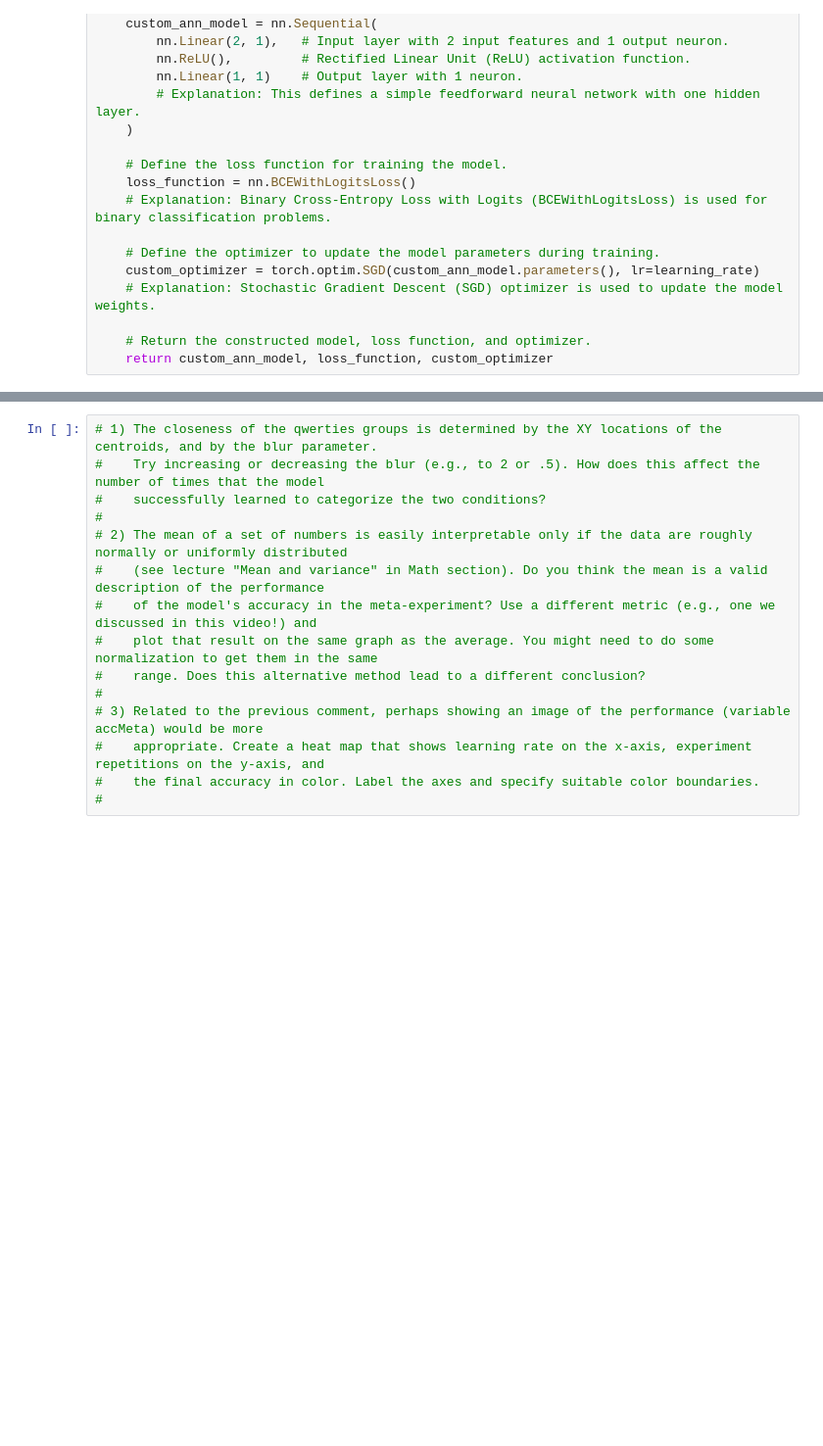
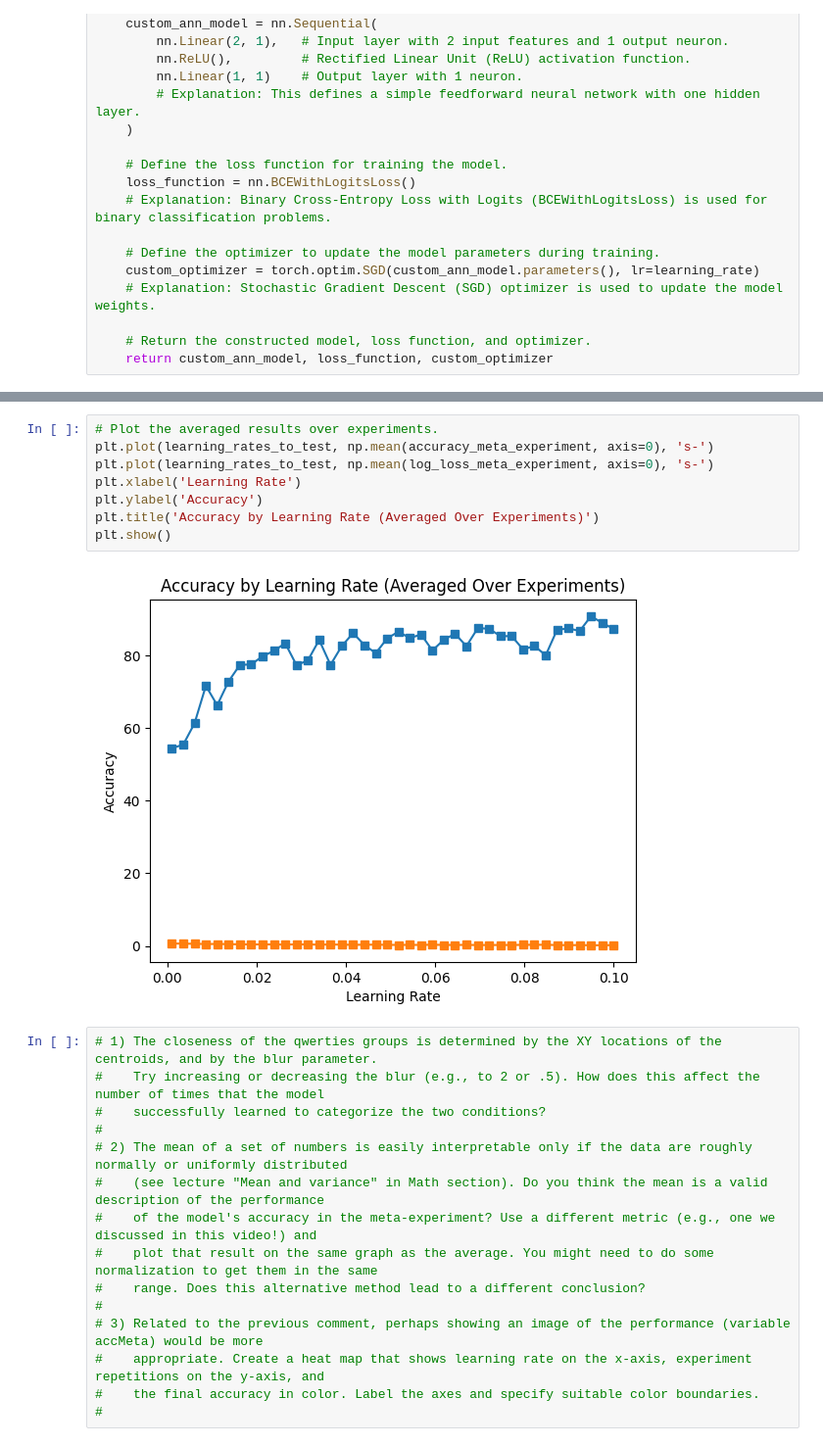
Before and after one commit to xFiveRivers/ME740-Deep-Learning, a Jupyter notebook: Week_4/ANN-1-Learning Rate.ipynb, the cells around one changed output, grey strips where cells are left out. Shown at 98% size. Drawn from its saved outputs; the diff is of its cells as text; blank space fills up the shorter version.

```diff
--- a/Week_4/ANN-1-Learning Rate.ipynb
+++ b/Week_4/ANN-1-Learning Rate.ipynb
@@ -239,3 +206,13 @@ KeyboardInterrupt:
+# %%
+# Plot the averaged results over experiments.
+plt.plot(learning_rates_to_test, np.mean(accuracy_meta_experiment, axis=0), 's-')
+plt.plot(learning_rates_to_test, np.mean(log_loss_meta_experiment, axis=0), 's-')
+plt.xlabel('Learning Rate')
+plt.ylabel('Accuracy')
+plt.title('Accuracy by Learning Rate (Averaged Over Experiments)')
+plt.show()
+# %% [output]
+[figure, added]
 # %%
 # 1) The closeness of the qwerties groups is determined by the XY locations of the centroids, and by the blur parameter.
 #    Try increasing or decreasing the blur (e.g., to 2 or .5). How does this affect the number of times that the model
```
Also changed, not shown: parts of 10 cells of this notebook, 1 other file.
